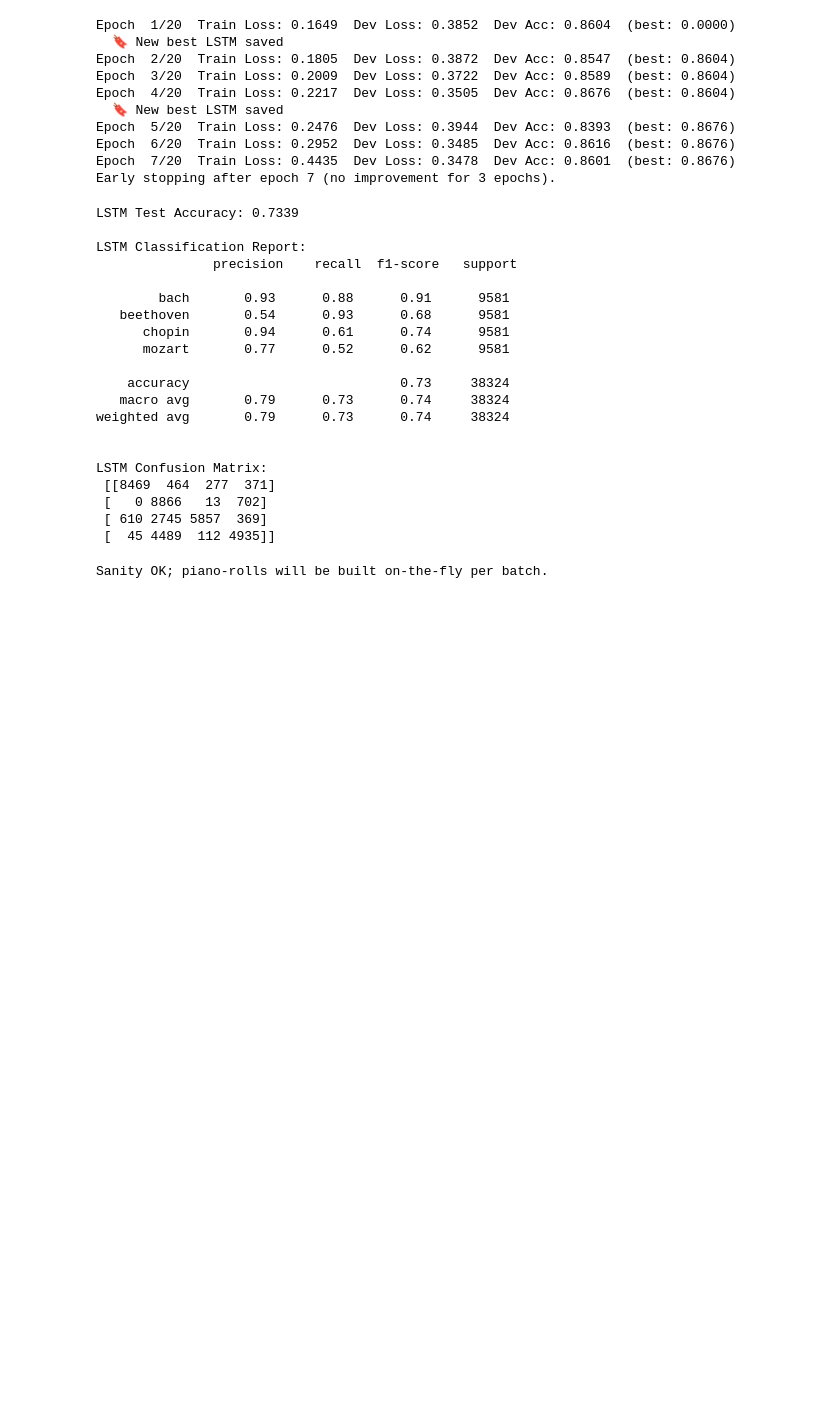
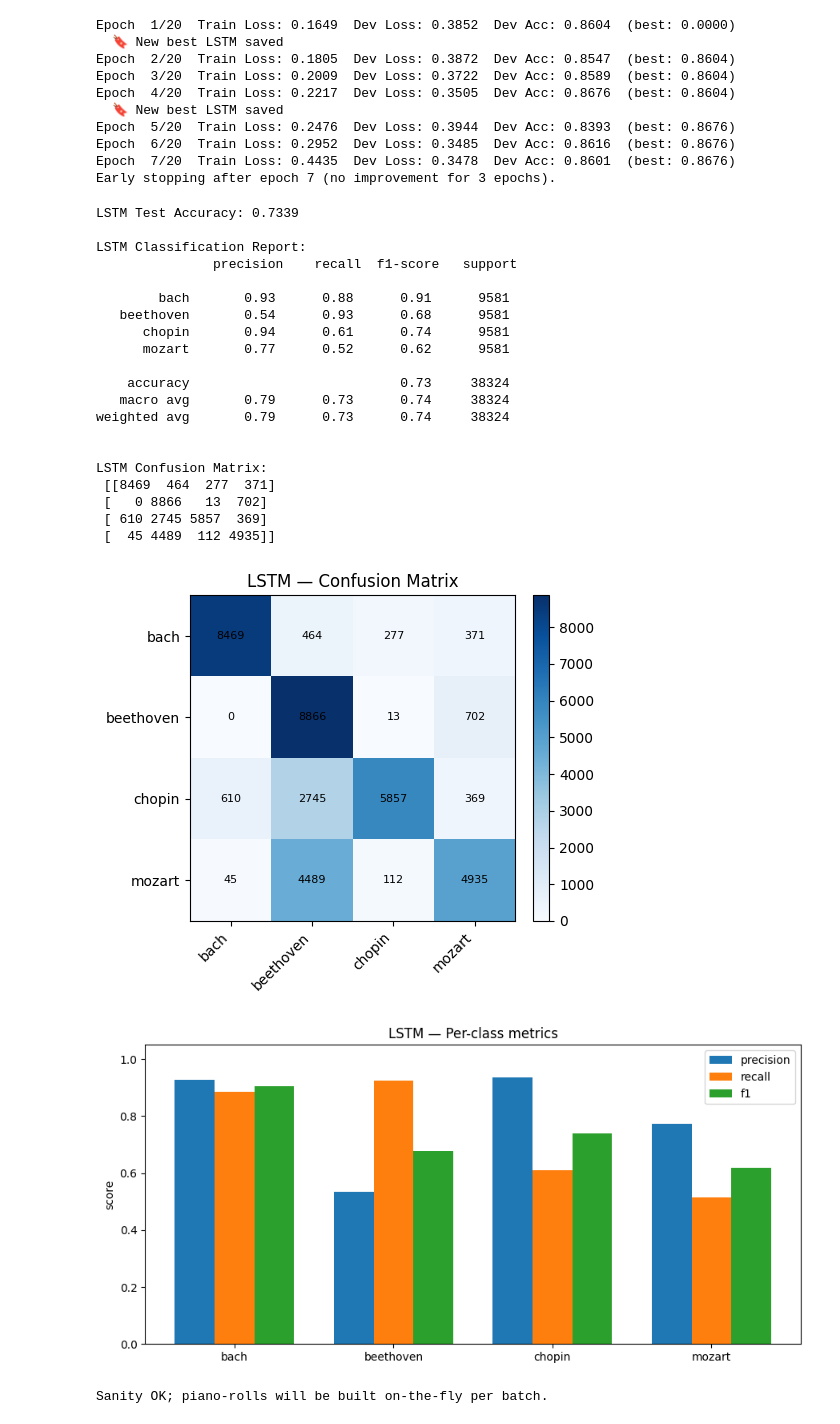
Before and after one commit to Kvnhooman/AAI511_Final_Project_8, a Jupyter notebook: notebooks/MERGED.ipynb, the cells around one changed output. Cells and saved outputs as stored; diff of their text form; code cells hidden in the pictures; blank space fills up the shorter version.

```diff
--- a/notebooks/MERGED.ipynb
+++ b/notebooks/MERGED.ipynb
@@ -430,6 +462,42 @@ LSTM Confusion Matrix:
  [   0 8866   13  702]
  [ 610 2745 5857  369]
  [  45 4489  112 4935]]
+# %%
+# 12-a
+
+
+# Confusion heatmap
+cm = confusion_matrix(test_true, test_preds, labels=list(range(num_classes)))
+fig, ax = plt.subplots(figsize=(5.5,4.5))
+im = ax.imshow(cm, cmap="Blues", interpolation="nearest")
+ax.set_title("LSTM — Confusion Matrix")
+ax.set_xticks(range(num_classes)); ax.set_yticks(range(num_classes))
+ax.set_xticklabels(le.classes_, rotation=45, ha="right"); ax.set_yticklabels(le.classes_)
+for i in range(num_classes):
+    for j in range(num_classes):
+        ax.text(j, i, cm[i, j], ha="center", va="center", fontsize=8)
+fig.colorbar(im, ax=ax, fraction=0.046, pad=0.04)
+plt.tight_layout(); plt.show()
+
+# Per-class precision/recall/F1 bars
+rep = classification_report(test_true, test_preds,
+                            target_names=list(le.classes_),
+                            zero_division=0, output_dict=True)
+prec = [rep[n]["precision"] for n in le.classes_]
+rec  = [rep[n]["recall"]    for n in le.classes_]
+f1   = [rep[n]["f1-score"]  for n in le.classes_]
+
+x = np.arange(num_classes); w=0.25
+plt.figure(figsize=(9,4.5))
+plt.bar(x- w, prec, width=w, label="precision")
+plt.bar(x   , rec,  width=w, label="recall")
+plt.bar(x+ w, f1,   width=w, label="f1")
+plt.xticks(x, le.classes_); plt.ylim(0,1.05)
+plt.ylabel("score"); plt.title("LSTM — Per-class metrics")
+plt.legend(); plt.tight_layout(); plt.show()
+# %% [output]
+[figure, added]
+[figure, added]
 # %%
 # 13
 # Convert sequence to pianoroll format
```
Also changed, not shown: parts of 2 cells of this notebook.
